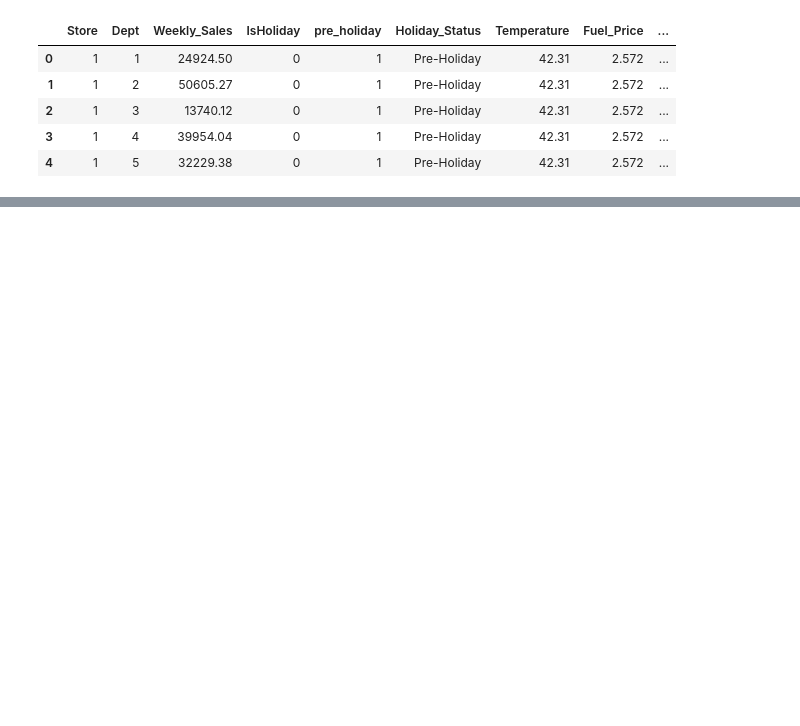
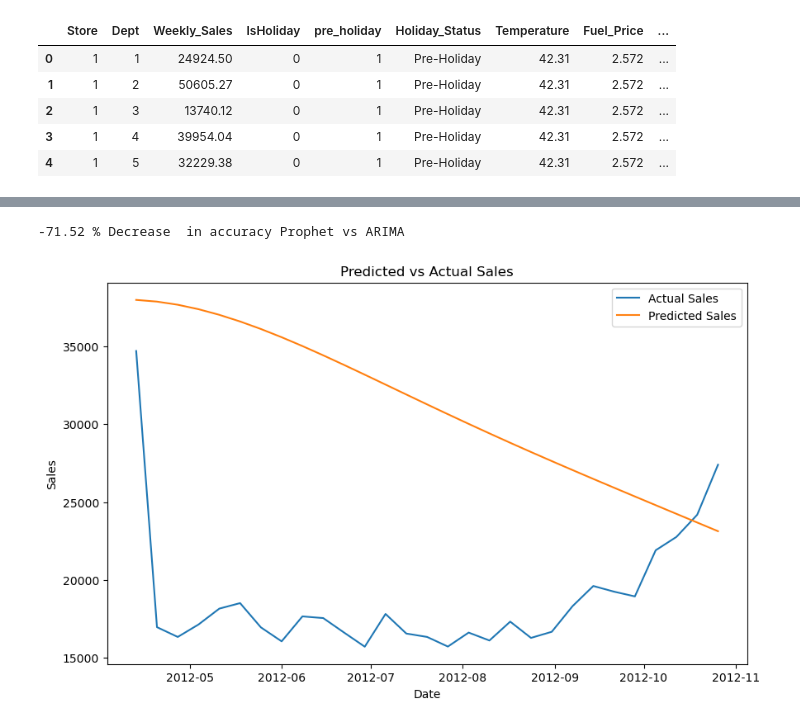
Before and after one commit to XaraRoy/Retail_Holidays, a Jupyter notebook: holiday_sales.ipynb, the cells around one changed output, grey strips where cells are left out. Saved outputs shown, nothing was run; the diff lists cells and outputs as text; code cells hidden in the pictures; blank space fills up the shorter version.

Commit message:
prophet implementation!

```diff
--- a/holiday_sales.ipynb
+++ b/holiday_sales.ipynb
@@ -887,0 +861,3 @@ executing.executing.NotOneValueFound: Expected one value, found 0
+# %%
+store1_dept_1 = store_depts.loc[store_depts['Store'] == 1].loc[store_depts['Dept'] == 1]
+store1_dept_1
@@ -887,0 +878,2 @@ executing.executing.NotOneValueFound: Expected one value, found 0
+# %%
+store1_dept_1.set_index('Date')
@@ -887,0 +950,24 @@ executing.executing.NotOneValueFound: Expected one value, found 0
+# %%
+from prophet import Prophet
+
+df = store1_dept_1
+df.head()
+df = df.reset_index(drop=True).fillna(0)
+
+df_prophet = df[['Date', 'Weekly_Sales']]
+df_prophet = df_prophet.rename(columns={'Date': 'ds', 'Weekly_Sales': 'y'})
+
+train_size = int(len(df_prophet) * 0.8)
+train_data = df_prophet[:train_size]
+test_data = df_prophet[train_size:]
+
+model = Prophet()
+model.fit(train_data)
+
+future = model.make_future_dataframe(periods=len(test_data))
+predictions = model.predict(future)
+
+predictions_test = predictions[train_size:][['ds', 'yhat']]
+
+mse = ((predictions_test['yhat'] - test_data['y']) ** 2).mean()
+print("Mean Squared Error (MSE):", mse)
@@ -887,0 +978,22 @@ executing.executing.NotOneValueFound: Expected one value, found 0
+# %%
+msefrombefore =  56977021.48638281
+percentImprovement = ((msefrombefore - mse )/mse)*100
+print(round(percentImprovement, 2), '% Decrease  in accuracy Prophet vs ARIMA')
+# %% [output]
+-71.52 % Decrease  in accuracy Prophet vs ARIMA
+# %%
+dates = test_data['ds']
+actual_sales = test_data['y']
+
+predicted_sales = predictions_test['yhat']
+
+plt.figure(figsize=(10, 6))
+plt.plot(dates, actual_sales, label='Actual Sales')
+plt.plot(dates, predicted_sales, label='Predicted Sales')
+plt.xlabel('Date')
+plt.ylabel('Sales')
+plt.title('Predicted vs Actual Sales')
+plt.legend()
+plt.show()
+# %% [output]
+[figure, added]
```
Also changed, not shown: parts of 76 cells of this notebook.
